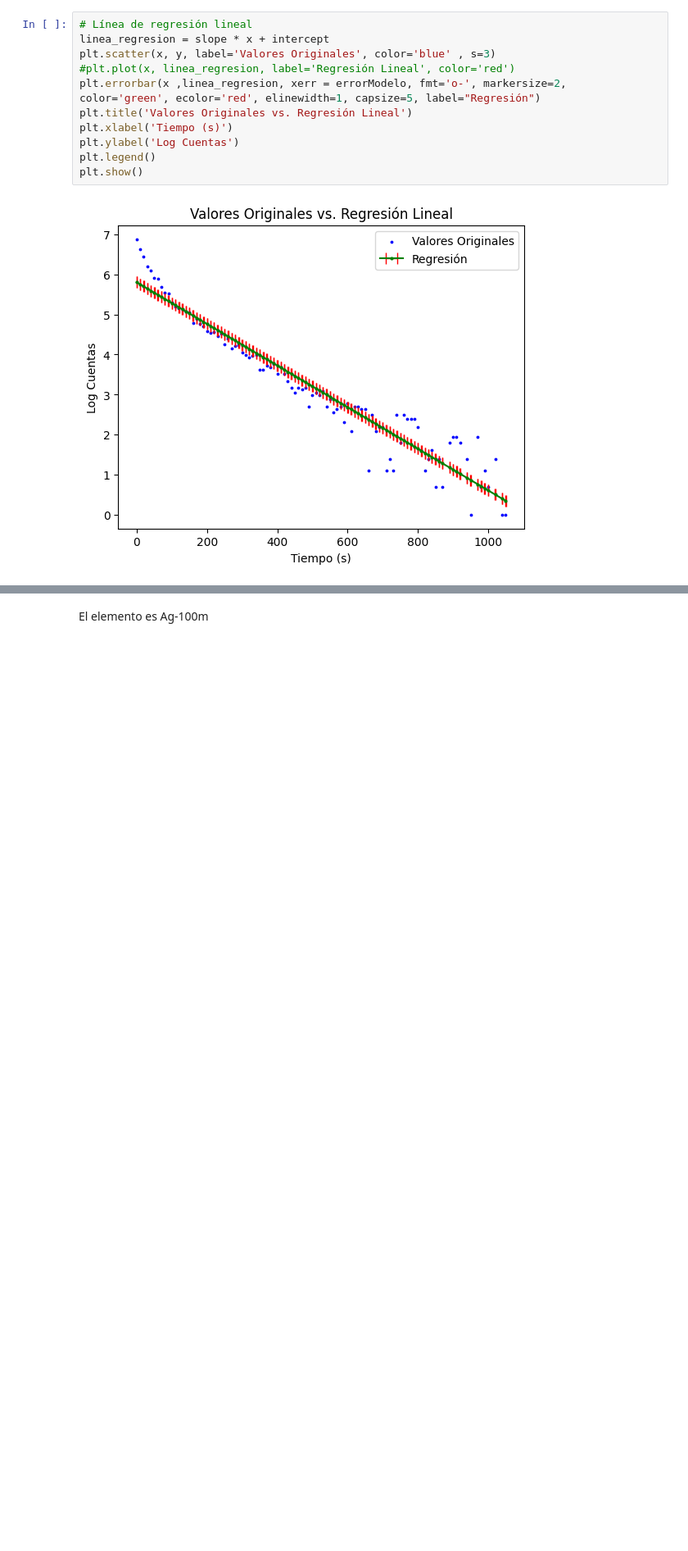
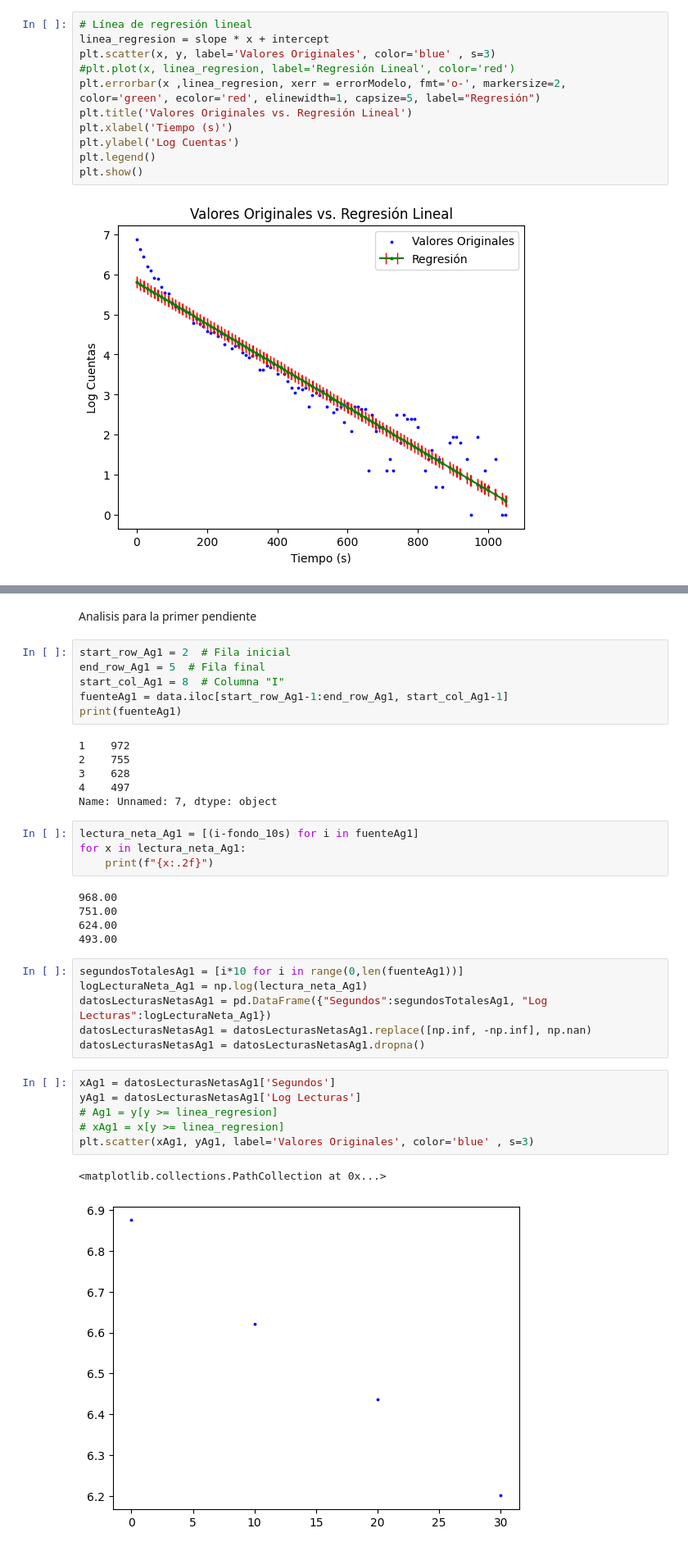
Before and after one commit to ioai2610/Nuclear-Medicine-ESFM, a Jupyter notebook: MedNuclear01.ipynb, the cells around one changed output, grey strips where cells are left out. Shown: that part at 82% size. Cells and saved outputs as stored; diff of their text form; blank space fills up the shorter version.

```diff
--- a/MedNuclear01.ipynb
+++ b/MedNuclear01.ipynb
@@ -289,2 +280,38 @@ En minutos: 2.22 min
-# %% [markdown]
-El elemento es Ag-100m
+# %% [markdown]
+Analisis para la primer pendiente
+# %%
+start_row_Ag1 = 2  # Fila inicial
+end_row_Ag1 = 5  # Fila final
+start_col_Ag1 = 8  # Columna "I"
+fuenteAg1 = data.iloc[start_row_Ag1-1:end_row_Ag1, start_col_Ag1-1]
+print(fuenteAg1)
+# %% [output]
+1    972
+2    755
+3    628
+4    497
+Name: Unnamed: 7, dtype: object
+# %%
+lectura_neta_Ag1 = [(i-fondo_10s) for i in fuenteAg1]
+for x in lectura_neta_Ag1:
+    print(f"{x:.2f}")
+# %% [output]
+968.00
+751.00
+624.00
+493.00
+# %%
+segundosTotalesAg1 = [i*10 for i in range(0,len(fuenteAg1))]
+logLecturaNeta_Ag1 = np.log(lectura_neta_Ag1)
+datosLecturasNetasAg1 = pd.DataFrame({"Segundos":segundosTotalesAg1, "Log Lecturas":logLecturaNeta_Ag1})
+datosLecturasNetasAg1 = datosLecturasNetasAg1.replace([np.inf, -np.inf], np.nan)
+datosLecturasNetasAg1 = datosLecturasNetasAg1.dropna()
+# %%
+xAg1 = datosLecturasNetasAg1['Segundos']
+yAg1 = datosLecturasNetasAg1['Log Lecturas']
+# Ag1 = y[y >= linea_regresion]
+# xAg1 = x[y >= linea_regresion]
+plt.scatter(xAg1, yAg1, label='Valores Originales', color='blue' , s=3)
+# %% [output]
+<matplotlib.collections.PathCollection at 0x...>
+[figure, added]
```
Also changed, not shown: parts of 14 cells of this notebook, 2 other files.
